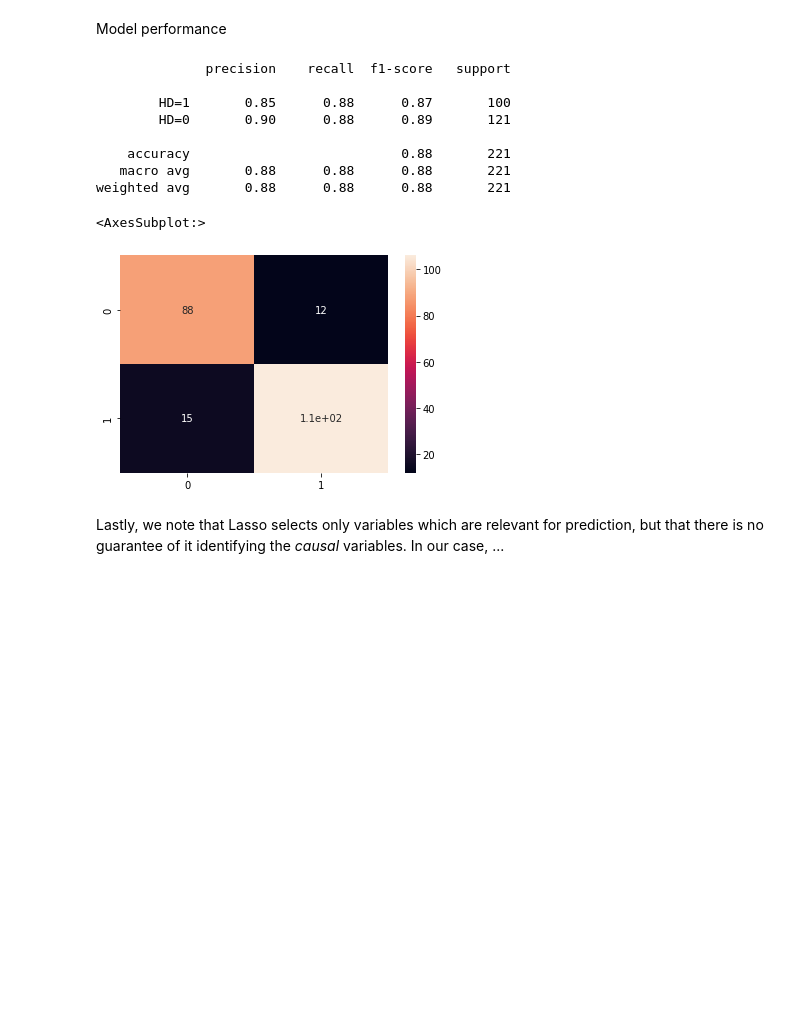
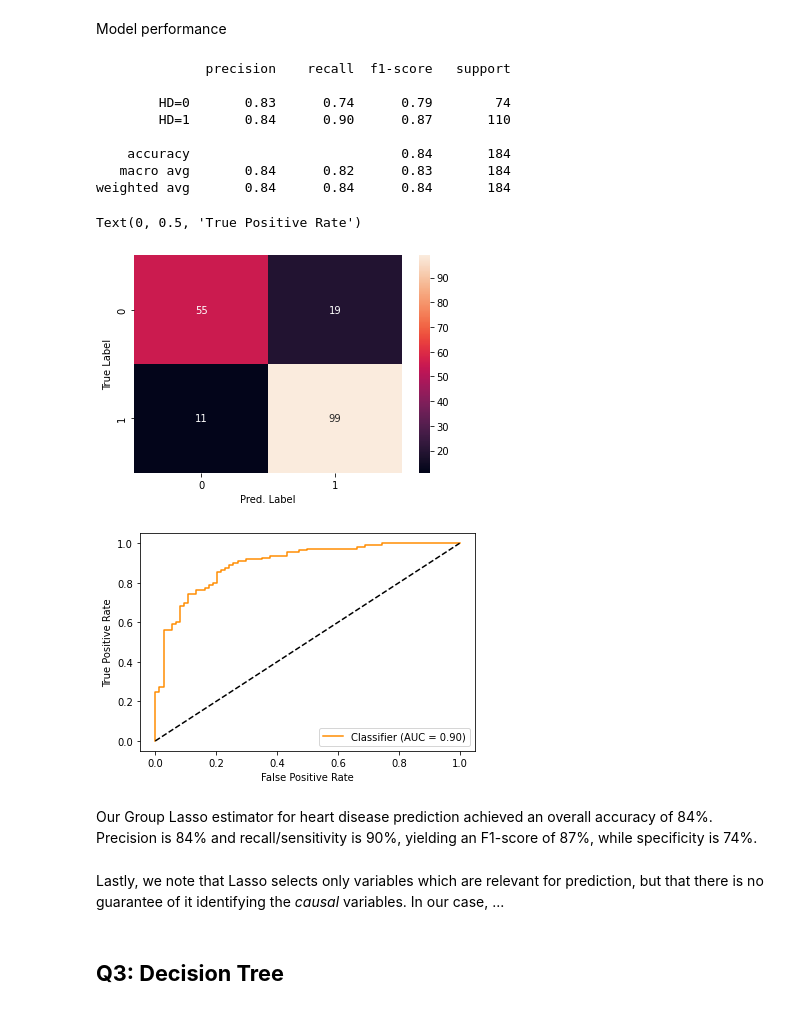
Before and after one commit to nmamie/ML4H_Project1, a Jupyter notebook: ML4H_Project1_Task1_Nici.ipynb, the cells around one changed output. Saved outputs shown, nothing was run; the diff lists cells and outputs as text; code cells hidden in the pictures; blank space fills up the shorter version.

```diff
--- a/ML4H_Project1_Task1_Nici.ipynb
+++ b/ML4H_Project1_Task1_Nici.ipynb
@@ -253,6 +258,8 @@ test_proc_2[num_fts] = scaler.fit_transform(test_proc_2[num_fts])
 # %%
-X_train_val = train_val_proc_2.drop("HeartDisease", axis=1)
-X_test = test_proc_2.drop("HeartDisease", axis=1)
+X_train_val = train_val_proc_1.drop("HeartDisease", axis=1)
+X_test = test_proc_1.drop("HeartDisease", axis=1)
 
-y_train_val = train_val_proc_2["HeartDisease"]
-y_test = test_proc_2["HeartDisease"]
+y_train_val = train_val_proc_1["HeartDisease"]
+y_test = test_proc_1["HeartDisease"]
+
+ft_names = X_train_val.columns
@@ -307,11 +324,13 @@ NameError: ignored
 # %%
+## fit model
+
 lgl = LogisticGroupLasso(
     groups = groups,
     group_reg = p1_opt,
-    l1_reg = p2,
+    l1_reg = 0.0,
     scale_reg = "inverse_group_size",
     subsampling_scheme = 1,
     supress_warning = True)
 
-lgl.fit(X_train, y_train)
+lgl.fit(X_train_val, y_train_val)
 # %% [output]
@@ -380,25 +409,47 @@ dtype: float64
 # %% [markdown]
 Model performance
 # %%
+y_pred_prob = lgl.predict_proba(X_test)[:,1]
 y_pred = lgl.predict(X_test)
 # %%
 from sklearn.metrics import classification_report
 from sklearn.metrics import confusion_matrix
+from sklearn.metrics import RocCurveDisplay
 
-print(classification_report(y_true=y_test, y_pred=y_pred, target_names=["HD=1", "HD=0"]))
+# precision, recall, f1, ...
+print(classification_report(y_true = y_test,
+                            y_pred = y_pred,
+                            target_names=["HD=0", "HD=1"]))
 
+# confusion matrix
 conf_mat = confusion_matrix(y_true=y_test, y_pred=y_pred)
-sn.heatmap(conf_mat, annot=True)
+sns.heatmap(conf_mat, annot=True)
+plt.xlabel("Pred. Label")
+plt.ylabel("True Label")
+
+# ROC curve
+RocCurveDisplay.from_predictions(
+    y_true = y_test,
+    y_pred = y_pred_prob,
+    color = "darkorange",)
+plt.plot([0, 1], [0, 1], "k--")
+plt.xlabel("False Positive Rate")
+plt.ylabel("True Positive Rate")
 # %% [output]
               precision    recall  f1-score   support
 
-        HD=1       0.85      0.88      0.87       100
-        HD=0       0.90      0.88      0.89       121
+        HD=0       0.83      0.74      0.79        74
+        HD=1       0.84      0.90      0.87       110
 
-    accuracy                           0.88       221
-   macro avg       0.88      0.88      0.88       221
-weighted avg       0.88      0.88      0.88       221
+    accuracy                           0.84       184
+   macro avg       0.84      0.82      0.83       184
+weighted avg       0.84      0.84      0.84       184
-<AxesSubplot:>
+Text(0, 0.5, 'True Positive Rate')
-[figure, old version]
+[figure, new version]
+[figure, added]
+# %% [markdown]
+Our Group Lasso estimator for heart disease prediction achieved an overall accuracy of 84%. Precision is 84% and recall/sensitivity is 90%, yielding an F1-score of 87%, while specificity is 74%.
 # %% [markdown]
 Lastly, we note that Lasso selects only variables which are relevant for prediction, but that there is no guarantee of it identifying the *causal* variables. In our case, ...
+# %% [markdown]
+## **Q3: Decision Tree**
```
Also changed, not shown: parts of 21 cells of this notebook.
